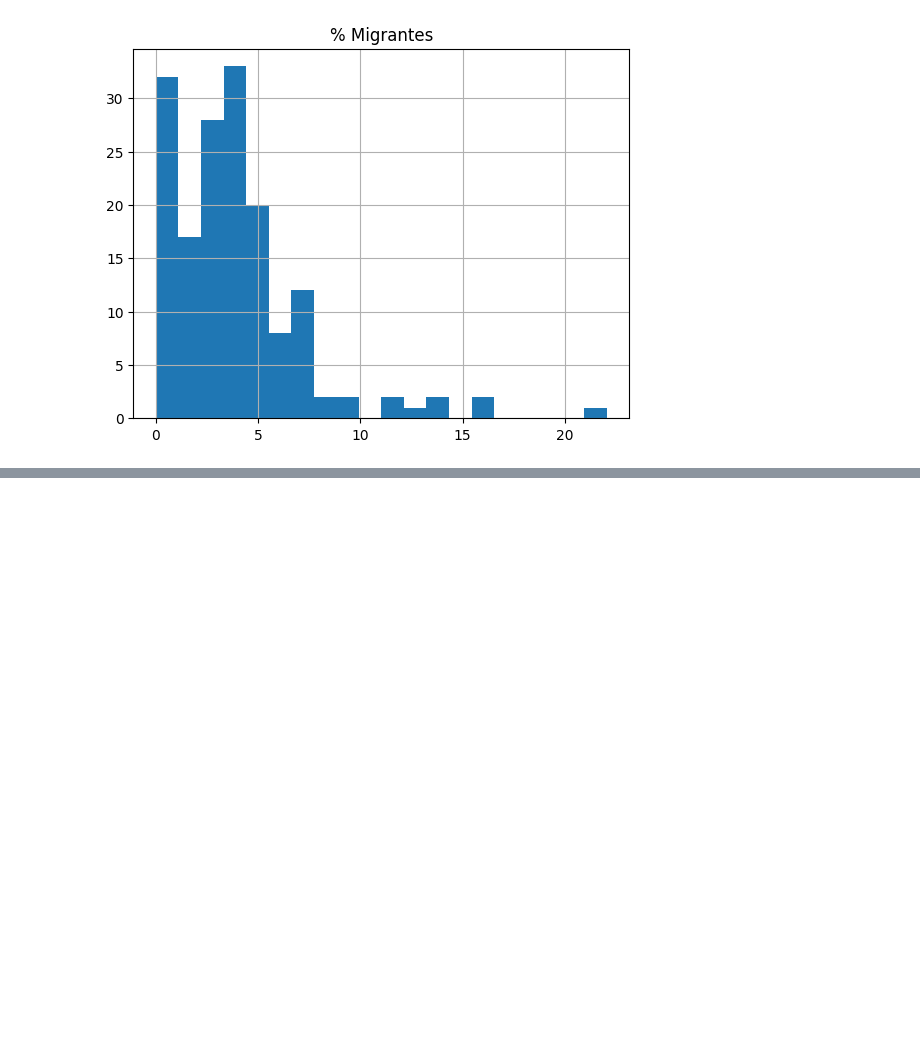
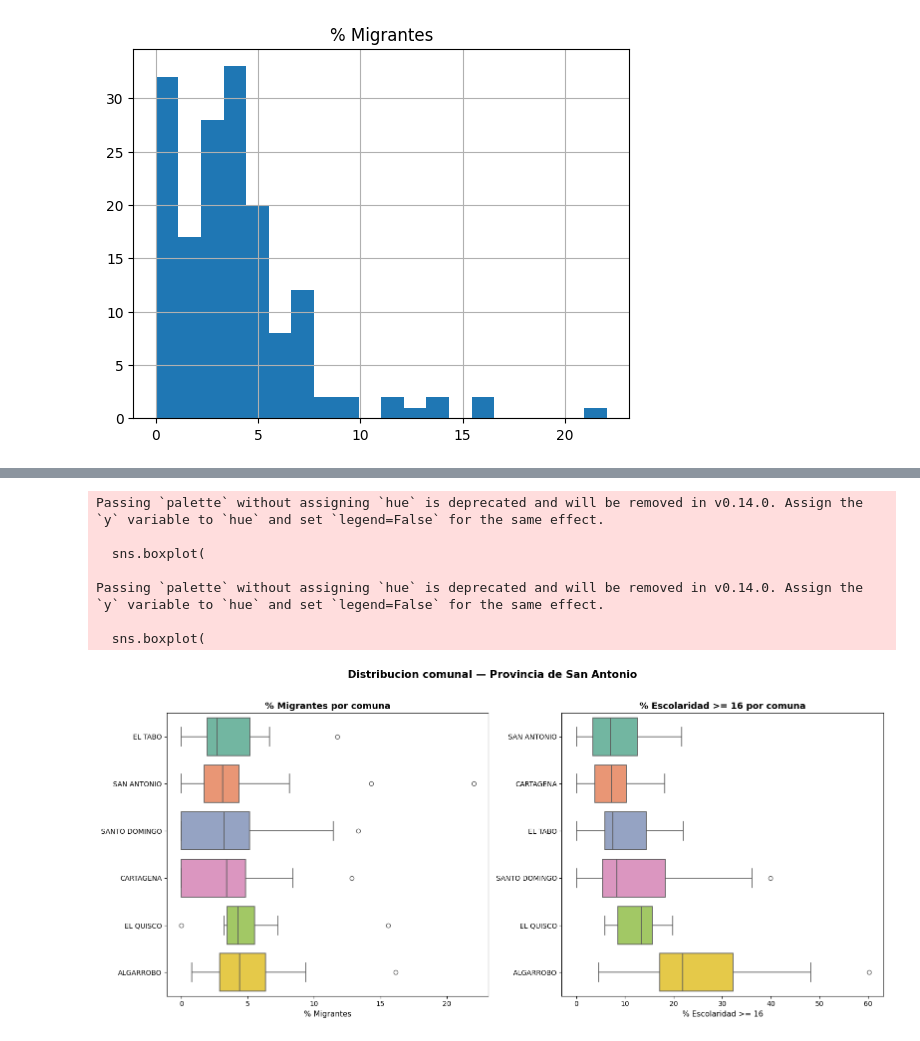
Before and after one commit to renato-duran-m/idg_2026-1, a Jupyter notebook: Notebooks/mapa_bivariado.ipynb, the cells around one changed output, grey strips where cells are left out. Drawn from its saved outputs; the diff is of its cells as text; code cells hidden in the pictures; blank space fills up the shorter version.

```diff
--- a/Notebooks/mapa_bivariado.ipynb
+++ b/Notebooks/mapa_bivariado.ipynb
@@ -136,0 +211,34 @@ Text(0.5, 1.0, '% Migrantes')
+# %%
+fig, axes = plt.subplots(1, 2, figsize=(16, 7))
+fig.patch.set_facecolor('white')
+fig.suptitle('Distribucion comunal — Provincia de San Antonio',
+             fontsize=15, fontweight='bold', y=1.02)
+
+n_comunas = gdf['nom_comuna'].nunique()
+pal = sns.color_palette('Set2', n_colors=n_comunas)
+
+for ax, col, label in [
+    (axes[0], 'ptje_migrantes',    '% Migrantes'),
+    (axes[1], 'ptje_esc_mayor_16', '% Escolaridad >= 16'),
+]:
+    orden = gdf.groupby('nom_comuna')[col].median().sort_values().index
+    sns.boxplot(
+        data=gdf, y='nom_comuna', x=col, order=orden,
+        palette=pal,
+        ax=ax, linewidth=1.2
+    )
+    ax.set_title(f'{label} por comuna', fontweight='bold', fontsize=13)
+    ax.set_xlabel(label, fontsize=11)
+    ax.set_ylabel('')
+
+plt.tight_layout()
+plt.show()
+# %% [output]
+Passing `palette` without assigning `hue` is deprecated and will be removed in v0.14.0. Assign the `y` variable to `hue` and set `legend=False` for the same effect.
+
+  sns.boxplot(
+
+Passing `palette` without assigning `hue` is deprecated and will be removed in v0.14.0. Assign the `y` variable to `hue` and set `legend=False` for the same effect.
+
+  sns.boxplot(
+[figure, added]
```
Also changed, not shown: parts of 9 cells of this notebook, 1 other file.
